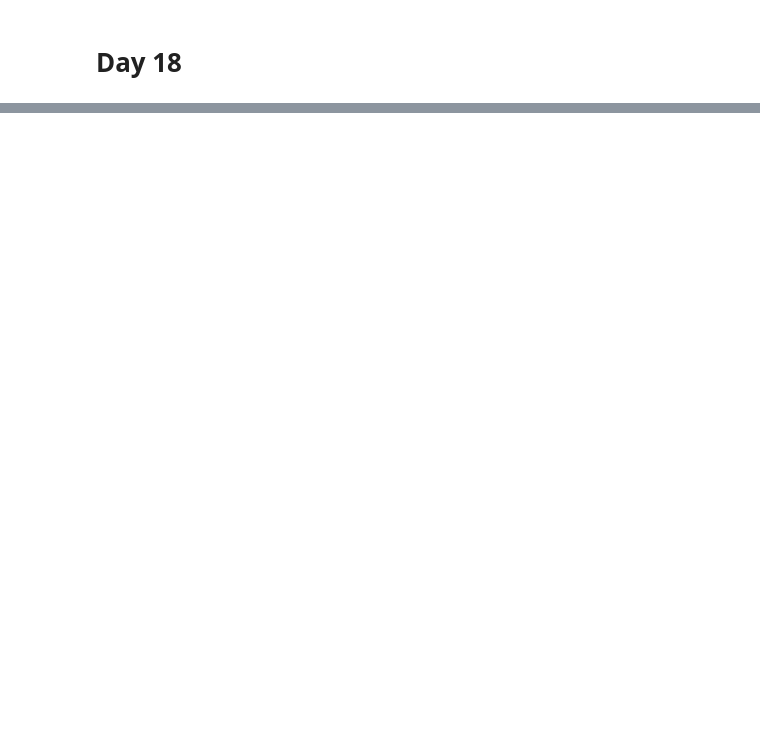
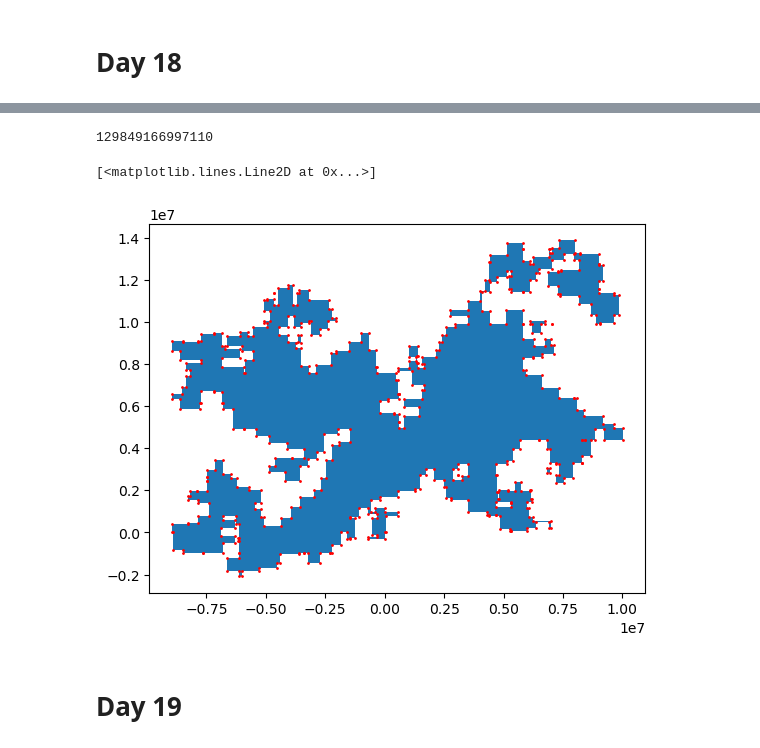
Before and after one commit to clabrugere/advent-of-code-2023, a Jupyter notebook: solutions.ipynb, the cells around one changed output, grey strips where cells are left out. Drawn from its saved outputs; the diff is of its cells as text; code cells hidden in the pictures; blank space fills up the shorter version.

```diff
--- a/solutions.ipynb
+++ b/solutions.ipynb
@@ -1571,0 +1773,38 @@ min_cost(
+# %%
+def input_part2(file):
+    plan = []
+    with open("inputs/18.txt") as f:
+        for line in f:
+            _, _, color = line.split()
+            color = color.strip("()")
+
+            direction = int(color[-1])
+            match direction:
+                case 0: direction = "R"
+                case 1: direction = "D"
+                case 2: direction = "L"
+                case 3: direction = "U"
+
+            distance = int(color[1:-1], 16)
+            plan.append((direction, distance))
+
+    return plan
+
+
+plan = input_part2("inputs/18.txt")
+vertices, polygon, permimeter = get_polygon(plan)
+volume = area(vertices) - permimeter / 2 + 1 + permimeter
+int(volume)
+# %% [output]
+129849166997110
+# %%
+import matplotlib.pyplot as plt
+
+fig, ax = plt.subplots()
+plt.fill([p[0] for p in vertices], [p[1] for p in vertices])
+plt.plot([p[0] for p in vertices], [p[1] for p in vertices], marker="o", color="r", lw=0, markersize=1)
+# %% [output]
+[<matplotlib.lines.Line2D at 0x...>]
+[figure, added]
+# %% [markdown]
+# Day 19
```
Also changed, not shown: parts of 5 cells of this notebook, 1 other file.
